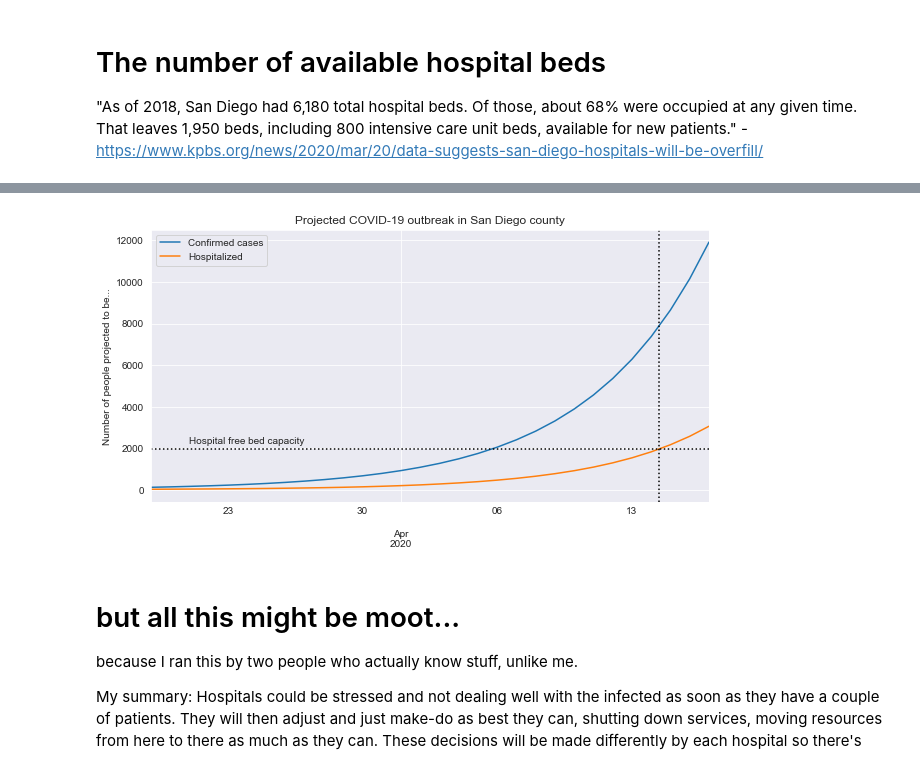
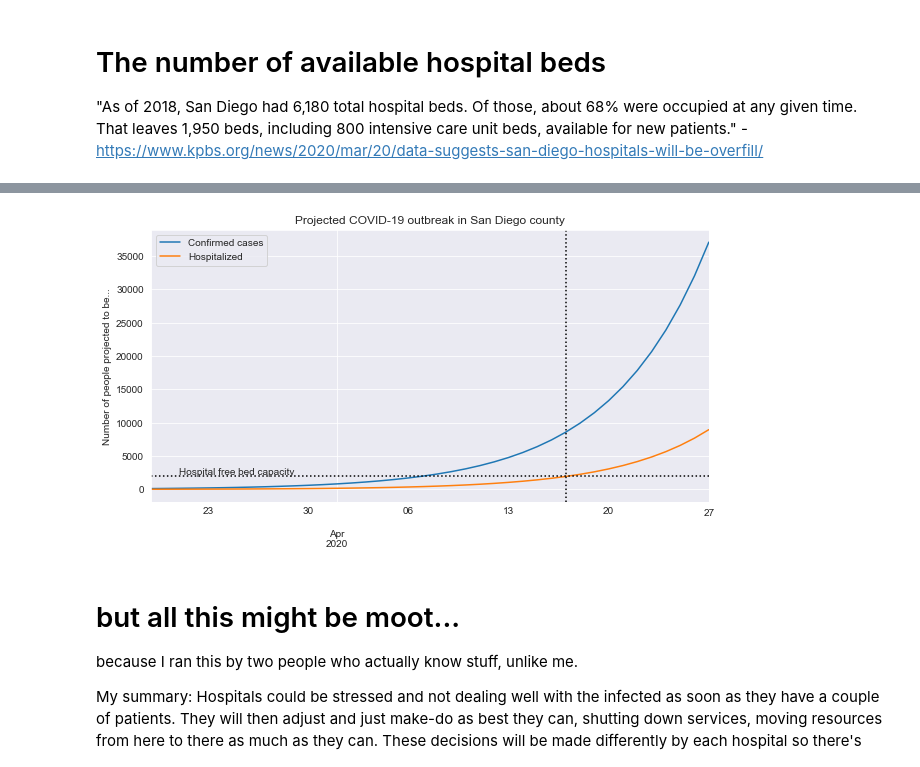
Before and after one commit to jasongfleischer/SanDiegoCountyCOVID19, a Jupyter notebook: San Diego Country Coronavirus History.ipynb, the cells around one changed output, grey strips where cells are left out. Cells and saved outputs as stored; diff of their text form; code cells hidden in the pictures.

Commit message:
combo update 29th and 30th.  adding a new analysis looking if the doubling times are changing

```diff
--- a/San Diego Country Coronavirus History.ipynb
+++ b/San Diego Country Coronavirus History.ipynb
@@ -53,7 +53,7 @@ for link in get_historical_data:
 2020-03-23
 # %%
 # From now on we can just load the data that's already in the repo
-files = glob.glob('*.csv') # gets all .csv filenames in directory
+files = glob.glob('SDcountySituation*.csv') # gets all .csv filenames in directory
 for afile in files:
     dt = afile[18:28]
     print(dt)
@@ -78,7 +82,12 @@ cs[0] = 'index'
 table.columns = cs
 table = table.drop(1).set_index('index')
 # get todays date from that header we threw away on each column
-dt = search_dates(tab[0][0][0])[-1][1]
+# great, they've updated the format again and now it says
+#"updated Date X with data through Date X-1"
+# it's like they're trying to make it harder for me by changing something every day!
+# need to go back to Date X format for consistency with previous data
+# OLD: dt = search_dates(tab[0][0][0])[-1][1]
+dt = search_dates(tab[0][0][0])[-2][1]
 today = dt.strftime('%Y-%m-%d')
 # %%
 # OK, this is weird, starting 26 March the Total and non-county residents columns disappeared
@@ -195,0 +241,22 @@ Max likelihood estimate: 4.100 days
+# %%
+#hospitalizations has a weird negative change on the 23rd, I'm guessing using anything before that will be bad;
+# So the 30th is the first date I'd trust
+
+start_calc = '2020-03-27'
+ex = []
+er = []
+ix = []
+
+# calc doubling time in a sliding window backwards 1 week for each day
+for day in hospitalizations[start_calc:].index:
+    todate = day
+    fromdate = (pd.Timestamp(day)-pd.Timedelta('6 days')).isoformat().split('T')[0]
+    doubling_time, ci95, hosp_p_est, hosp_p_cov = estimate_doubling_time(hospitalizations[fromdate:todate])
+    ex.append( doubling_time )
+    er.append( ci95 )
+    ix.append( day )
+plt.errorbar( ix, ex, yerr=er, fmt='.', markersize=15)
+plt.title('Hospitalization doubling time, over 1 week sliding window before date')
+plt.ylabel('Doubling time (days, expected+/-1.96sd)')
+plt.xlabel('Date')
+plt.show()
@@ -213,30 +282,30 @@ ICUs reach capacity on 2020-04-14 05:18:43.883586539
 # %%
-projcases = pd.DataFrame(exfunc(range(0,30),case_p_est[0],case_p_est[1]),
-                        index=pd.date_range(start='2020-03-19',periods=30)
+projcases = pd.DataFrame(exfunc(range(0,40),case_p_est[0],case_p_est[1]),
+                        index=pd.date_range(start='2020-03-19',periods=40)
                         ).astype(int)
-projhosp = pd.DataFrame(exfunc(range(0,30),hosp_p_est[0],hosp_p_est[1]),
-                        index=pd.date_range(start='2020-03-19',periods=30)
+projhosp = pd.DataFrame(exfunc(range(0,40),hosp_p_est[0],hosp_p_est[1]),
+                        index=pd.date_range(start='2020-03-19',periods=40)
                         ).astype(int)
-projicu = pd.DataFrame(exfunc(range(0,28),icu_p_est[0],icu_p_est[1]),
-                        index=pd.date_range(start='2020-03-21',periods=28)
+projicu = pd.DataFrame(exfunc(range(0,39),icu_p_est[0],icu_p_est[1]),
+                        index=pd.date_range(start='2020-03-21',periods=39)
                         ).astype(int)
 
 projcases.columns = ['Confirmed cases']
 projhosp.columns = ['Hospitalized']
 projicu.columns = ['in ICU beds']
 
 projected = pd.merge(projcases,projhosp,left_index=True,right_index=True,how='outer')
 #projected = pd.merge(projected,projicu,left_index=True,right_index=True,how='outer')
 
 fig, ax = plt.subplots(figsize=(10, 5))
 projected.plot(title='Projected COVID-19 outbreak in San Diego county',ax=ax);
 plt.ylabel('Number of people projected to be...');
 plt.axhline(y=availbeds,linestyle=':',color='k');
 plt.axvline(x=ax.get_xbound()[0] + hospital_capacity, linestyle=':', color='k');
 ax.annotate('Hospital free bed capacity',
             xy=(ax.get_xbound()[0]+2, 2200), xycoords='data', fontsize=10);
 # %% [output]
-[figure, old version]
+[figure, new version]
 # %% [markdown]
 # but all this might be moot...
 because I ran this by two people who actually know stuff, unlike me.
```
Also changed, not shown: parts of 13 cells of this notebook, 3 other files.
